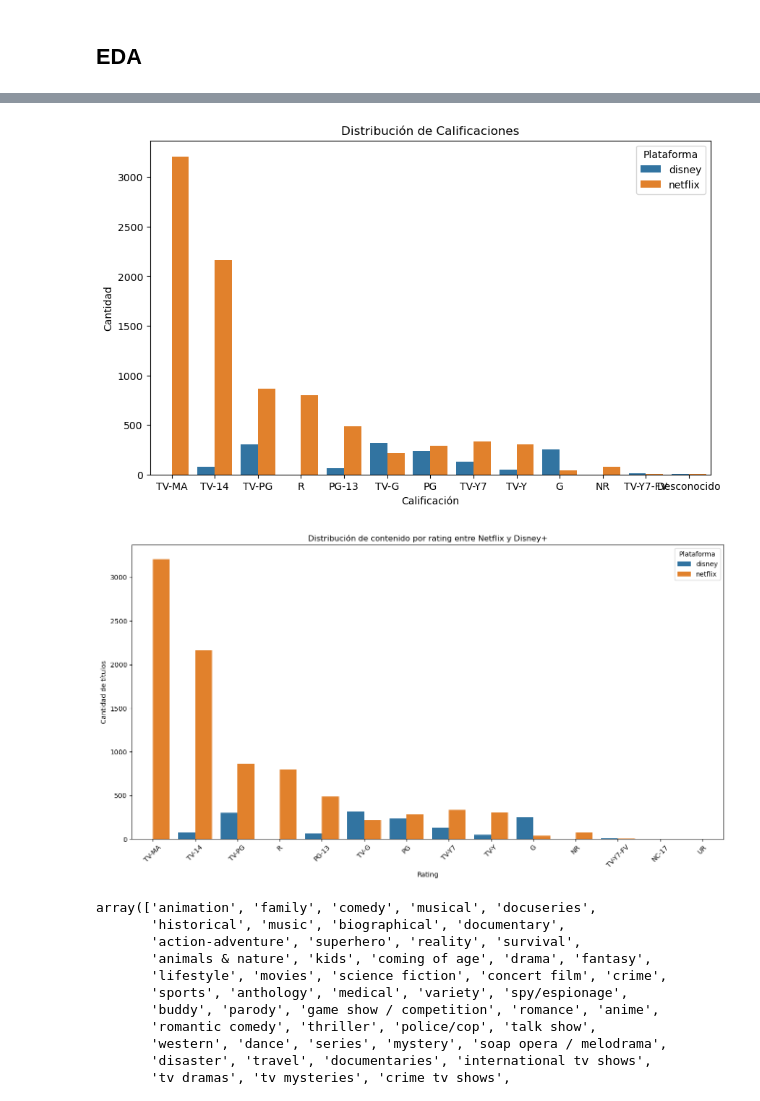
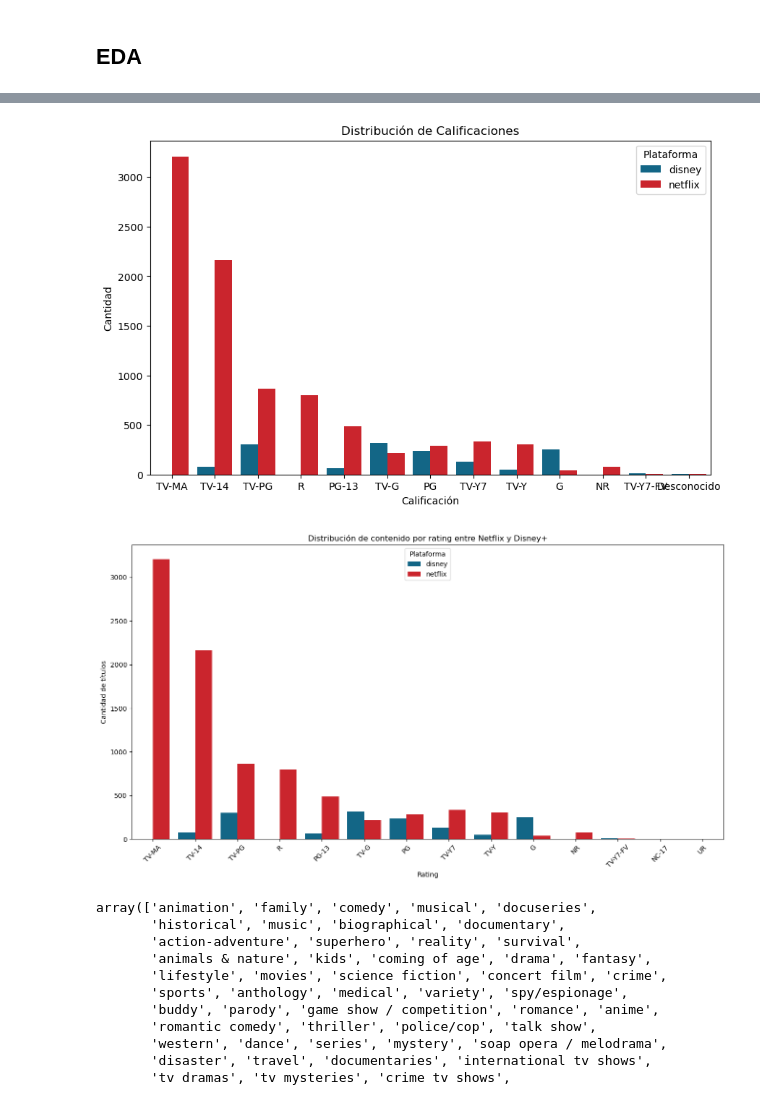
Before and after one commit to e-vilkoyt/data-analysis-disney-vs-netflix, a Jupyter notebook: DISNEY VS NETFLIX.ipynb, the cells around one changed output, grey strips where cells are left out. Drawn from its saved outputs; the diff is of its cells as text; code cells hidden in the pictures.

```diff
--- a/DISNEY VS NETFLIX.ipynb
+++ b/DISNEY VS NETFLIX.ipynb
@@ -7,9 +23,14 @@ import pandas as pd
 import numpy as np
 import matplotlib.pyplot as plt
 import seaborn as sns
+from sklearn.preprocessing import LabelEncoder, StandardScaler
+from sklearn.cluster import KMeans
+from wordcloud import WordCloud
+
+
 
 # Ruta del archivo Disney Plus
-file_path_disney = r'C:\Users\almuo\Desktop\IRONHACK\Project 1 Disney vs Netflix\disney_plus_titles.csv'
+file_path_disney = r'C:\Users\thaty\OneDrive\Escritorio\BootCamp\IRONHACK\Proyectos!\Netflix VS Disney +\disney_plus_titles.csv'
 
 # Intentar leer el archivo CSV de Disney Plus usando diferentes codificaciones
 try:
@@ -46,7 +67,7 @@ Disney Plus Data (df1):
 4  A three-part documentary from Peter Jackson ca...
 # %%
 # Ruta del archivo Netflix
-file_path_netflix = r"C:\Users\almuo\Desktop\IRONHACK\Project 1 Disney vs Netflix\netflix_titles.csv"
+file_path_netflix = r"C:\Users\thaty\OneDrive\Escritorio\BootCamp\IRONHACK\Proyectos!\Netflix VS Disney +\netflix_titles.csv"
 
 # Intentar leer el archivo CSV de Netflix usando diferentes codificaciones
 try:
@@ -143,6 +164,9 @@ dtype: object
 # %%
 # Eliminamos columna country
 df = df.drop(columns=['country'])
+# %%
+# Eliminamos la columna description
+df = df.drop(columns=['description'])
 # %%
 # Eliminamos las filas que tengan mas del 50% de valores vacios
 df = df.dropna(thresh=len(df)*0.5, axis=1)
@@ -295,35 +340,43 @@ plt.show()
 # %%
+# Definir paleta de colores específica
+
+palette = {'netflix': '#E50914', 'disney': '#006e99'}
+
 # Distribución de Calificaciones
 plt.figure(figsize=(10, 6))
-sns.countplot(data=df, x='rating', hue='plataforma', order=df['rating'].value_counts().index)
+sns.countplot(data=df, x='rating', hue='plataforma', palette=palette, order=df['rating'].value_counts().index)
 plt.title('Distribución de Calificaciones')
 plt.xlabel('Calificación')
 plt.ylabel('Cantidad')
 plt.legend(title='Plataforma')
 plt.show()
 # %% [output]
-[figure, old version]
+[figure, new version]
 # %%
+# Definir paleta de colores específica
+
+palette = {'netflix': '#E50914', 'disney': '#006e99'}
+
 # Configuración del tamaño de la figura
 plt.figure(figsize=(16, 8))
 
 # Lista de ratings en un orden específico
 ratings_order = ['TV-MA', 'TV-14', 'TV-PG', 'R', 'PG-13', 'TV-G', 'PG', 'TV-Y7', 'TV-Y', 'G', 'NR', 'TV-Y7-FV', 'NC-17', 'UR']
 
 # Creación del gráfico
-sns.countplot(data=df, x='rating', hue='plataforma', order=ratings_order)
+sns.countplot(data=df, x='rating', hue='plataforma', order=ratings_order, palette=palette)
 
 # Configuración de los títulos y etiquetas
 plt.title('Distribución de contenido por rating entre Netflix y Disney+')
 plt.xlabel('Rating')
 plt.ylabel('Cantidad de títulos')
 plt.legend(title='Plataforma')
 plt.xticks(rotation=45)  # Rotar las etiquetas del eje x para mejor legibilidad
 
 # Mostrar el gráfico
 plt.show()
 # %% [output]
-[figure, old version]
+[figure, new version]
 # %%
 # Separar los géneros en la columna 'listed_in' por comas
 df['genres'] = df['listed_in'].str.split(',')
```
Also changed, not shown: parts of 30 cells of this notebook.
